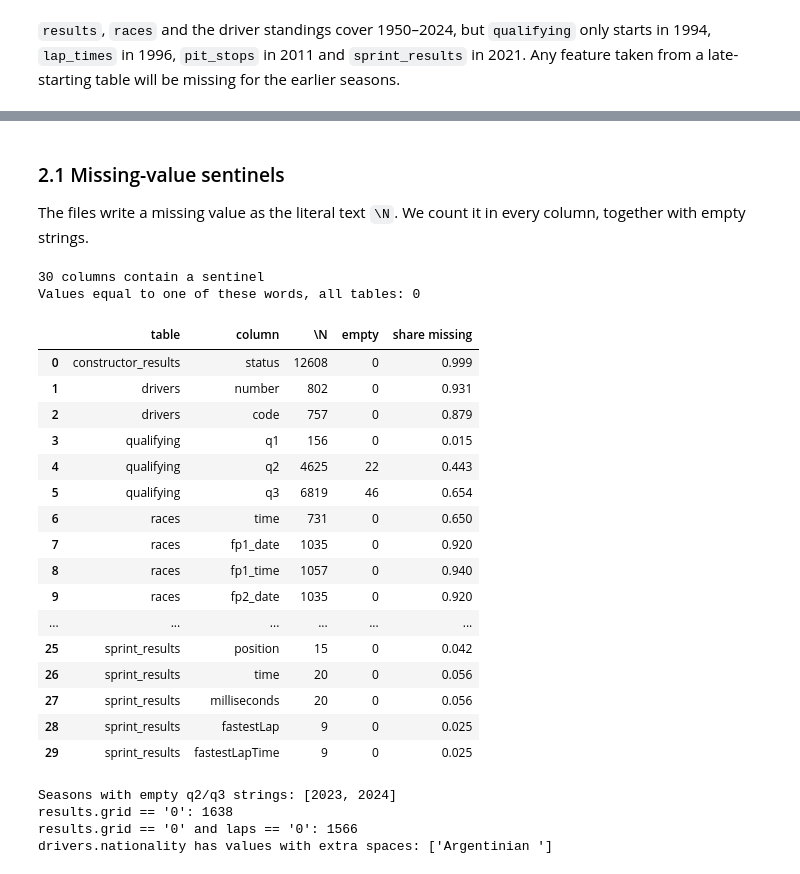
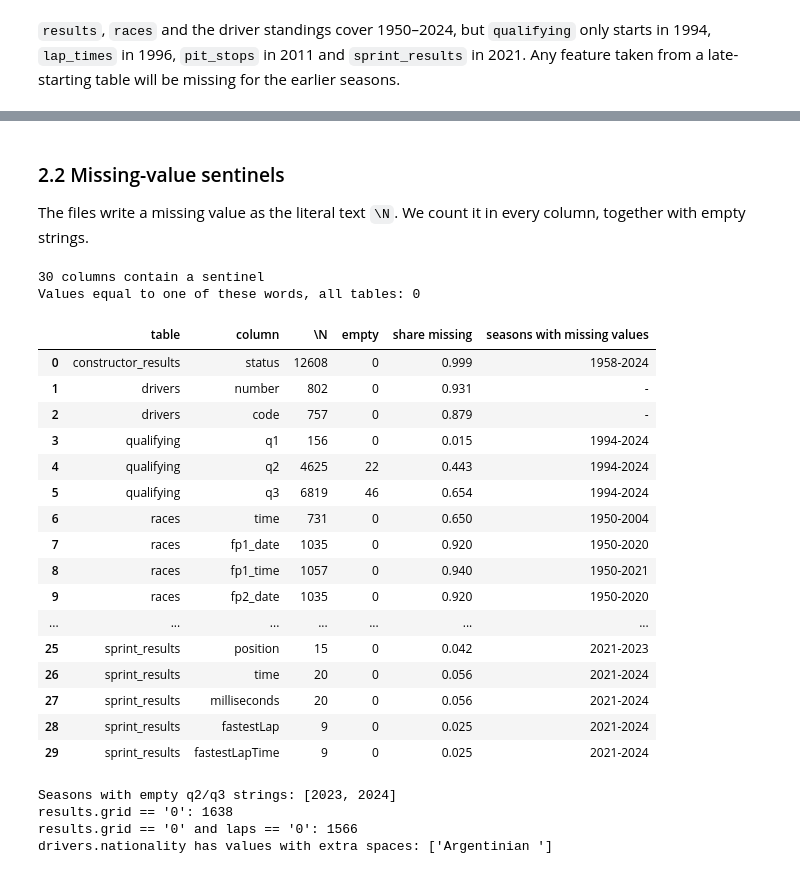
Before and after one commit to HamadaTamer/AI-Tools-Lab-F1-Project, a Jupyter notebook: F1_podium_prediction.ipynb, the cells around one changed output, grey strips where cells are left out. Saved outputs shown, nothing was run; the diff lists cells and outputs as text; code cells hidden in the pictures.

```diff
--- a/F1_podium_prediction.ipynb
+++ b/F1_podium_prediction.ipynb
@@ -153,0 +165,20 @@ plt.show()
+# %%
+def column_profile(t):
+    rows = []
+    for col in t.columns:
+        values = t.loc[~t[col].isin(['\\N', '']), col]
+        numbers = pd.to_numeric(values, errors='coerce')
+        if len(values) and numbers.notna().all():
+            low, high = numbers.min(), numbers.max()
+        elif len(values) and values.str.fullmatch(r'\d{4}-\d{2}-\d{2}').all():
+            low, high = values.min(), values.max()
+        else:
+            low, high = '', ''
+        rows.append({'column': col, 'distinct': values.nunique(), 'missing': round(1 - len(values) / len(t), 3),
+                     'min': low, 'max': high, 'examples': ' | '.join(values.drop_duplicates().head(3))})
+    return pd.DataFrame(rows).set_index('column')
+
+
+for name, t in raw.items():
+    print(f'{name}: {len(t):,} rows')
+    display(column_profile(t))
@@ -154,44 +255,47 @@ plt.show()
 # %% [markdown]
-### 2.1 Missing-value sentinels
+### 2.2 Missing-value sentinels
 
 The files write a missing value as the literal text `\N`. We count it in every column, together with empty strings.
 # %%
-sentinels = []
+sentinel_rows = []
 for name, t in raw.items():
+    years = season_of_rows(t)
     for col in t.columns:
-        n_backslash = (t[col] == '\\N').sum()
-        n_empty = (t[col].str.strip() == '').sum()
-        if n_backslash or n_empty:
-            sentinels.append({'table': name, 'column': col, r'\N': n_backslash, 'empty': n_empty,
-                              'share missing': round((n_backslash + n_empty) / len(t), 3)})
-sentinels = pd.DataFrame(sentinels)
+        is_backslash = t[col] == '\\N'
+        is_empty = t[col].str.strip() == ''
+        missing = is_backslash | is_empty
+        if missing.any():
+            seasons = f'{years[missing].min()}-{years[missing].max()}' if len(years) else '-'
+            sentinel_rows.append({'table': name, 'column': col, r'\N': is_backslash.sum(), 'empty': is_empty.sum(),
+                              'share missing': round(missing.mean(), 3), 'seasons with missing values': seasons})
+sentinels = pd.DataFrame(sentinel_rows)
 print(f'{len(sentinels)} columns contain a sentinel')
 
 # the words pandas turns into NaN by default; if a real value looked like one, default parsing would lose it
 PANDAS_NA_WORDS = ['#N/A', '#N/A N/A', '#NA', '-1.#IND', '-1.#QNAN', '-NaN', '-nan', '1.#IND', '1.#QNAN', '<NA>',
                    'N/A', 'NA', 'NULL', 'NaN', 'None', 'n/a', 'nan', 'null']
 print('Values equal to one of these words, all tables:', sum(t.isin(PANDAS_NA_WORDS).sum().sum() for t in raw.values()))
 sentinels
 # %% [output]
 30 columns contain a sentinel
 Values equal to one of these words, all tables: 0
-|  | table | column | \N | empty | share missing |
-| 0 | constructor_results | status | 12608 | 0 | 0.999 |
-| 1 | drivers | number | 802 | 0 | 0.931 |
-| 2 | drivers | code | 757 | 0 | 0.879 |
-| 3 | qualifying | q1 | 156 | 0 | 0.015 |
-| 4 | qualifying | q2 | 4625 | 22 | 0.443 |
-| 5 | qualifying | q3 | 6819 | 46 | 0.654 |
-| 6 | races | time | 731 | 0 | 0.650 |
-| 7 | races | fp1_date | 1035 | 0 | 0.920 |
-| 8 | races | fp1_time | 1057 | 0 | 0.940 |
-| 9 | races | fp2_date | 1035 | 0 | 0.920 |
-| ... | ... | ... | ... | ... | ... |
-| 25 | sprint_results | position | 15 | 0 | 0.042 |
-| 26 | sprint_results | time | 20 | 0 | 0.056 |
-| 27 | sprint_results | milliseconds | 20 | 0 | 0.056 |
-| 28 | sprint_results | fastestLap | 9 | 0 | 0.025 |
-| 29 | sprint_results | fastestLapTime | 9 | 0 | 0.025 |
+|  | table | column | \N | empty | share missing | seasons with missing values |
+| 0 | constructor_results | status | 12608 | 0 | 0.999 | 1958-2024 |
+| 1 | drivers | number | 802 | 0 | 0.931 | - |
+| 2 | drivers | code | 757 | 0 | 0.879 | - |
+| 3 | qualifying | q1 | 156 | 0 | 0.015 | 1994-2024 |
+| 4 | qualifying | q2 | 4625 | 22 | 0.443 | 1994-2024 |
+| 5 | qualifying | q3 | 6819 | 46 | 0.654 | 1994-2024 |
+| 6 | races | time | 731 | 0 | 0.650 | 1950-2004 |
+| 7 | races | fp1_date | 1035 | 0 | 0.920 | 1950-2020 |
+| 8 | races | fp1_time | 1057 | 0 | 0.940 | 1950-2021 |
+| 9 | races | fp2_date | 1035 | 0 | 0.920 | 1950-2020 |
+| ... | ... | ... | ... | ... | ... | ... |
+| 25 | sprint_results | position | 15 | 0 | 0.042 | 2021-2023 |
+| 26 | sprint_results | time | 20 | 0 | 0.056 | 2021-2024 |
+| 27 | sprint_results | milliseconds | 20 | 0 | 0.056 | 2021-2024 |
+| 28 | sprint_results | fastestLap | 9 | 0 | 0.025 | 2021-2024 |
+| 29 | sprint_results | fastestLapTime | 9 | 0 | 0.025 | 2021-2024 |
 # %%
 quali_raw = raw['qualifying']
 empty_q2_q3 = (quali_raw['q2'] == '') | (quali_raw['q3'] == '')
```
Also changed, not shown: parts of 81 cells of this notebook.
